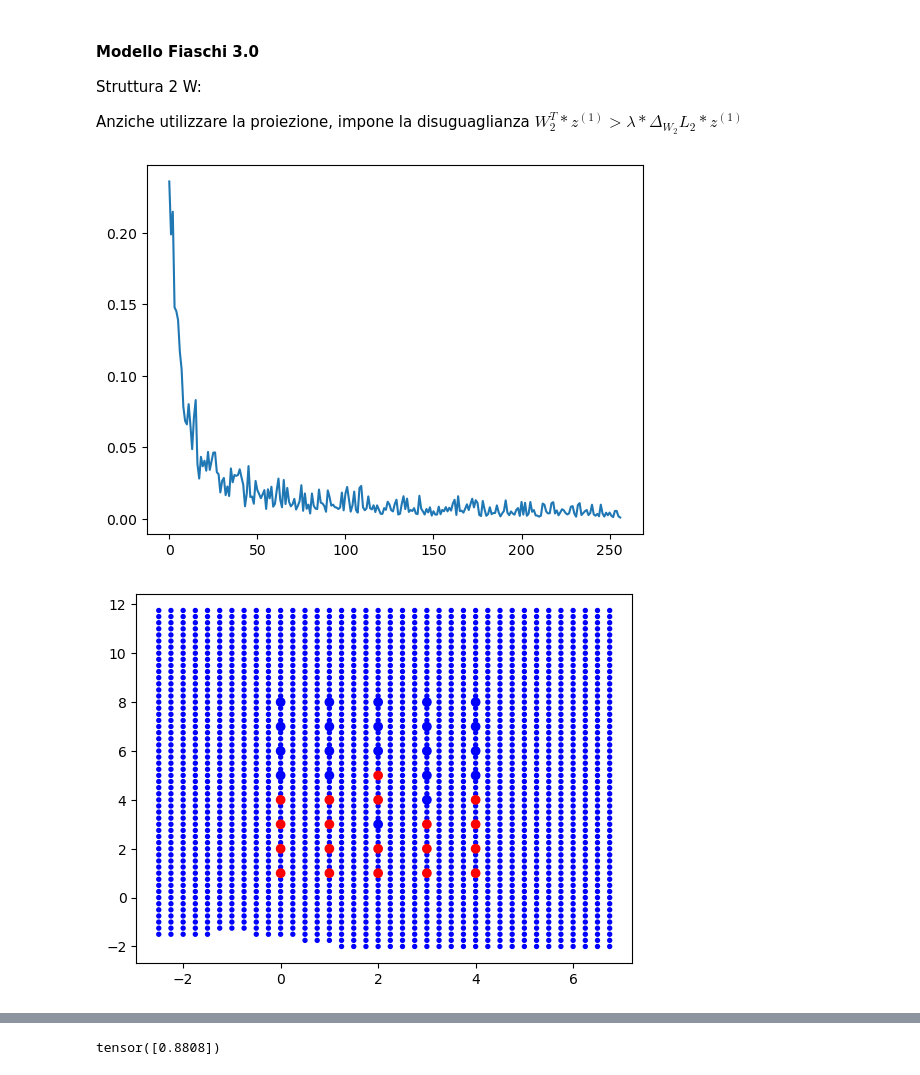
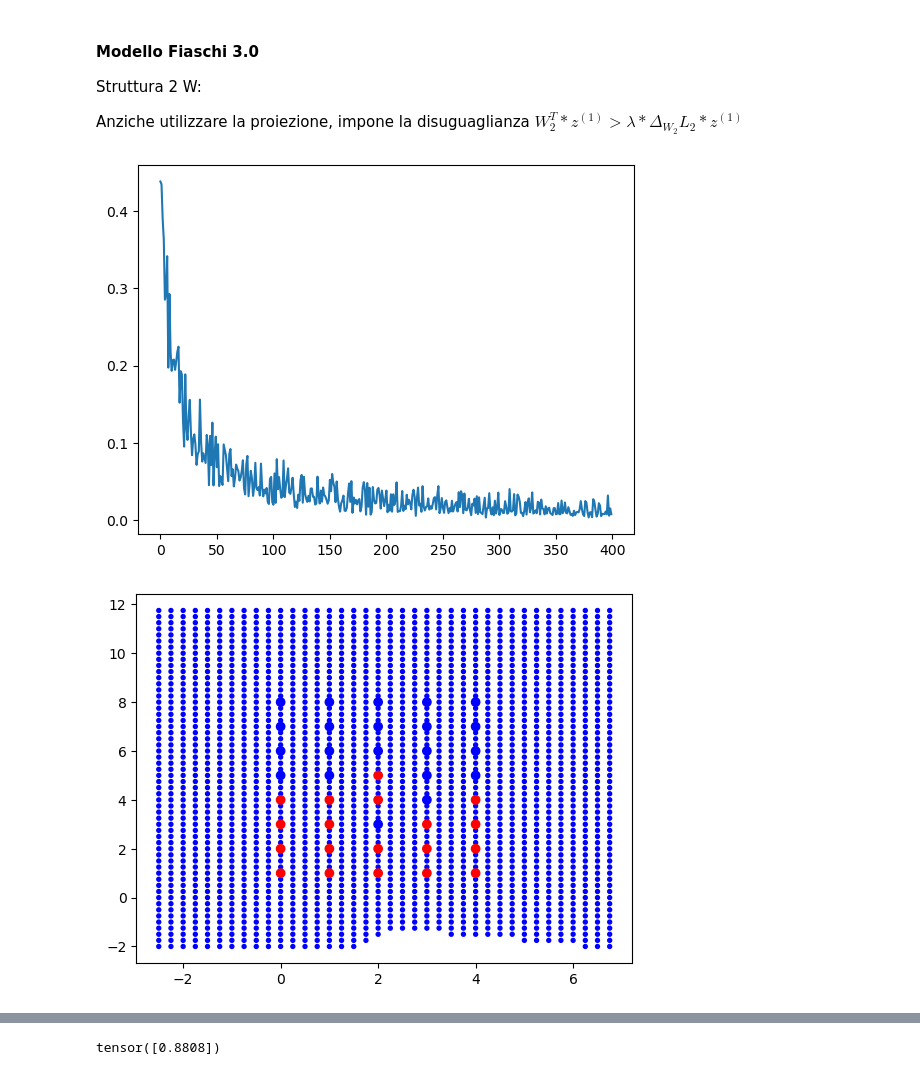
Before and after one commit to PatatoBy/SEAI, a Jupyter notebook: mf_3.0 inequality.ipynb, the cells around one changed output, grey strips where cells are left out. Saved outputs shown, nothing was run; the diff lists cells and outputs as text; code cells hidden in the pictures.

```diff
--- a/mf_3.0 inequality.ipynb
+++ b/mf_3.0 inequality.ipynb
@@ -47,16 +56,18 @@ class ModelloF(nn.Module):
     '''
     def __init__(self, input_size, output_size, hidden_size):
         super(ModelloF, self).__init__()
+
+        # self.loss = HingeLoss()
         self.loss = torch.nn.BCEWithLogitsLoss()
 
         self.W1 = torch.nn.Linear(input_size, hidden_size)
         self.W2 = torch.nn.Linear(hidden_size, output_size)
 
         self.ReLU = torch.nn.ReLU()
-
+        self.lr = 1e-4
         self.Sigmoid = torch.nn.Sigmoid()
 
-        self.optimizer = torch.optim.SGD(self.parameters(), lr = 0.001)
+        self.optimizer = torch.optim.SGD(self.parameters(), lr = self.lr)
 
     def forward(self, x):
         '''
@@ -78,6 +89,7 @@ class ModelloF(nn.Module):
             self.optimizer.zero_grad()
 
             y_pred, _ = self(x)
+            # y_pred[y_pred < -0.60] = 0
 
             e = self.loss(y_pred, y.unsqueeze(1))
             e.backward()
@@ -91,6 +103,7 @@ class ModelloF(nn.Module):
             self.optimizer.zero_grad()
 
             y_pred, _ = self(x)
+            # y_pred[y_pred > 0.60] = 1
 
             e = self.loss(y_pred, y.unsqueeze(1))
             e.backward()
@@ -100,25 +113,24 @@ class ModelloF(nn.Module):
             pre = torch.matmul(self.W2.weight, self.save_z.T)
             post = torch.matmul(self.W2.weight.grad, self.save_z.T)
 
-            grad = self.W2.weight.grad
-
             # Batch
-            while not ((pre + 0.001*post) < -0.6).all():
-                grad = grad / 1.2
-                post = torch.matmul(grad, self.save_z.T)
-                if grad.norm() < 1e-5:
-                    grad = torch.full_like(grad, 0.)
-                    break
-
             for name, param in self.named_parameters():
                 if name == 'W2.weight':
-                    param.grad = grad
+                    for i in range(len(param)):
+                        while not (pre[0][i] > - self.lr * post[0][i] + 0.6):
+                            if param[i].grad is None:
+                                break
+                            param[i].grad /= 1.2
+                            if param[i].grad < 1e-5:
+                                param[i].grad = 0
+                                break
 
-            # ---
-            pre = torch.matmul(self.W2.weight, self.save_z.T)
-            post = torch.matmul(self.W2.weight.grad, self.save_z.T)
 
-            if ((pre + 0.001*post) < -0.6).all():
+            # # ---
+            # pre = torch.matmul(self.W2.weight, self.save_z.T)
+            # post = torch.matmul(self.W2.weight.grad, self.save_z.T)
+
+            if ((pre + self.lr*post) < -0.6).all():
                 self.optimizer.step()
 
         return e.detach().numpy()
@@ -149,21 +161,22 @@ class ModelloF(nn.Module):
 #INIZIALIZZAZIONE SEED, MODELLO E DATALOADERS
 
 torch.manual_seed(66)
-modello = ModelloF(2,1,100)
+modello = ModelloF(2,1,256)
 dl1 = torch.utils.data.DataLoader(train_data0, batch_size = 8, shuffle = True)
 dl0 = torch.utils.data.DataLoader(train_data1, batch_size = 8, shuffle = True)
 # %%
 #TRAIN FASE 1
 e = 1
 err = []
-while e > 1e-3:
+# while e > 1e-2:
+for _ in tqdm(range(400)):
     e = modello.train(dl1)
     err.append(e)
 
 plt.plot([x for x in range(len(err))], err, label = "Loss")
 plt.show()
 # %% [output]
-[figure, old version]
+[figure, new version]
 # %%
 #PLOT FASE 1
 
@@ -178,7 +191,7 @@ with torch.no_grad():
 # BLUE -> y == 0 [PUO ENTRARE]
 # WHITE -> indecisione
 # %% [output]
-[figure, old version]
+[figure, new version]
 # %%
 modello.generate_z(dl1)
 # %%
```
Also changed, not shown: parts of 3 cells of this notebook, 3 other files.
